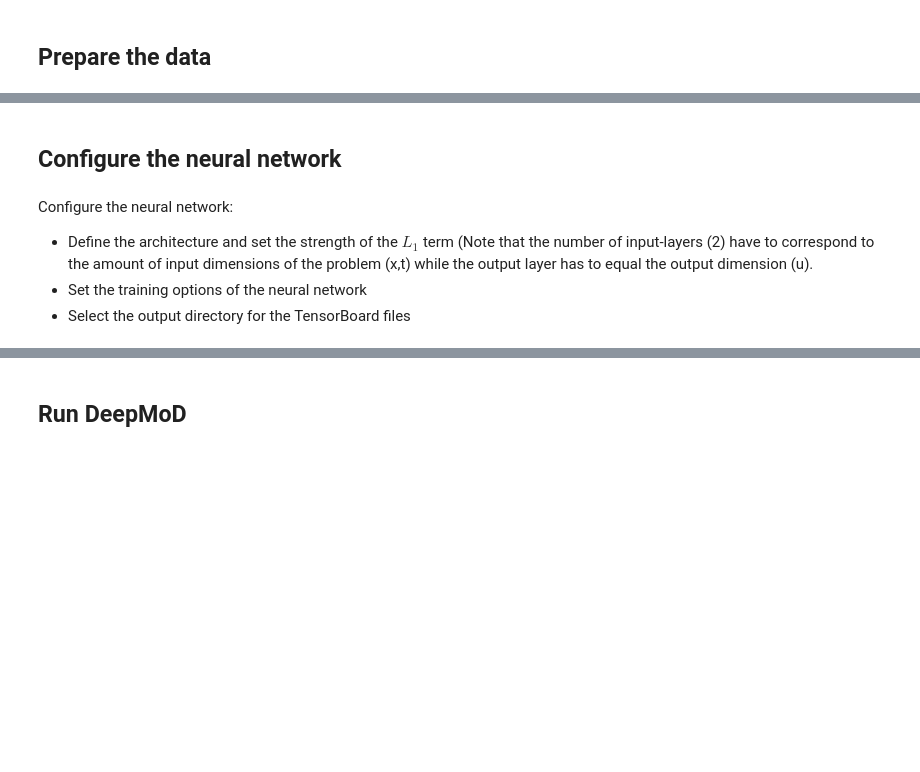
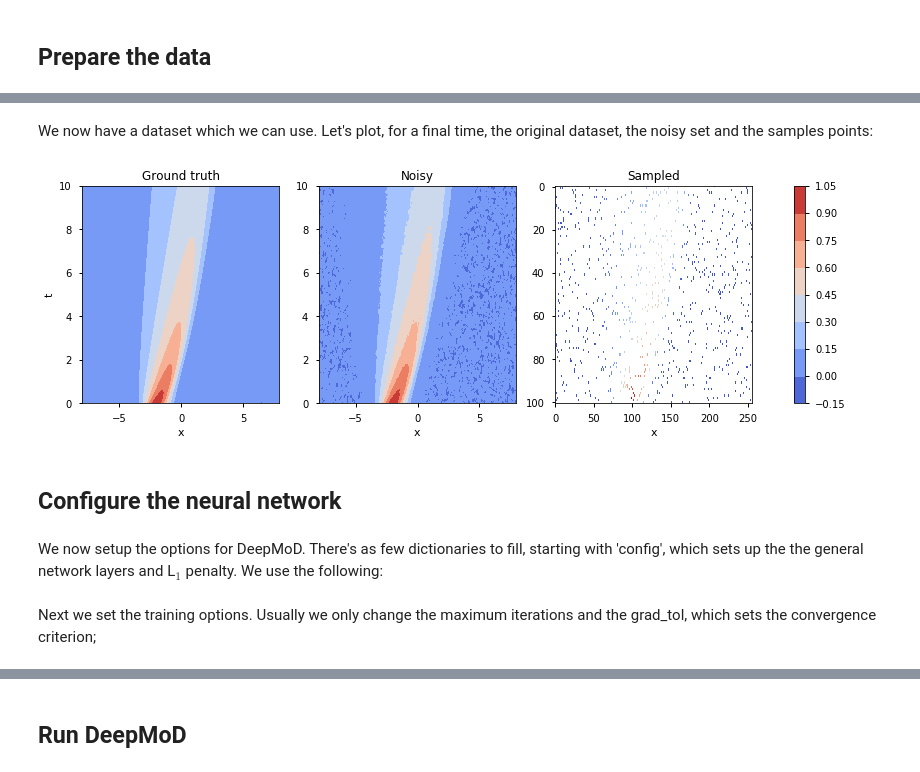
Before and after one commit to PhIMaL/DeePyMoD_tensorflow, a Jupyter notebook: Examples/Burgers.ipynb, the cells around one changed output, grey strips where cells are left out. Drawn from its saved outputs; the diff is of its cells as text; code cells hidden in the pictures; blank space fills up the shorter version.

```diff
--- a/Examples/Burgers.ipynb
+++ b/Examples/Burgers.ipynb
@@ -37,7 +62,30 @@ y_train = y[idx, :][:number_of_samples]
+# %% [markdown]
+We now have a dataset which we can use. Let's plot, for a final time, the original dataset, the noisy set and the samples points:
+# %%
+fig, axes = plt.subplots(ncols=3, figsize=(15, 4))
+
+im0 = axes[0].contourf(data['x'], data['t'], np.real(data['u']), cmap='coolwarm')
+axes[0].set_xlabel('x')
+axes[0].set_ylabel('t')
+axes[0].set_title('Ground truth')
+
+im1 = axes[1].contourf(data['x'], data['t'], y_noisy.reshape(data['x'].shape), cmap='coolwarm')
+axes[1].set_xlabel('x')
+axes[1].set_title('Noisy')
+
+sampled = np.array([y_noisy[index, 0] if index in idx[:number_of_samples] else np.nan for index in np.arange(data['x'].size)])
+sampled = np.rot90(sampled.reshape(data['x'].shape)) #array needs to be rotated because of imshow
+
+im2 = axes[2].imshow(sampled, aspect='auto', cmap='coolwarm')
+axes[2].set_xlabel('x')
+axes[2].set_title('Sampled')
+
+fig.colorbar(im1, ax=axes.ravel().tolist())
+
+plt.show()
+# %% [output]
+[figure, added]
 # %% [markdown]
 ## Configure the neural network
-# %% [markdown]
-Configure the neural network:
-- Define the architecture and set the strength of the $L_1$ term (Note that the number of input-layers (2) have to correspond to the amount of input dimensions of the problem (x,t) while the output layer has to equal the output dimension (u).
-- Set the training options of the neural network
-- Select the output directory for the TensorBoard files
+# %% [markdown]
+We now setup the options for DeepMoD. There's as few dictionaries to fill, starting with 'config', which sets up the the general network layers and L$_1$ penalty. We use the following:
@@ -44 +94,3 @@ Configure the neural network:
+# %% [markdown]
+Next we set the training options. Usually we only change the maximum iterations and the grad_tol, which sets the convergence criterion;
 # %%
```
Also changed, not shown: parts of 41 cells of this notebook, 9 other files.
